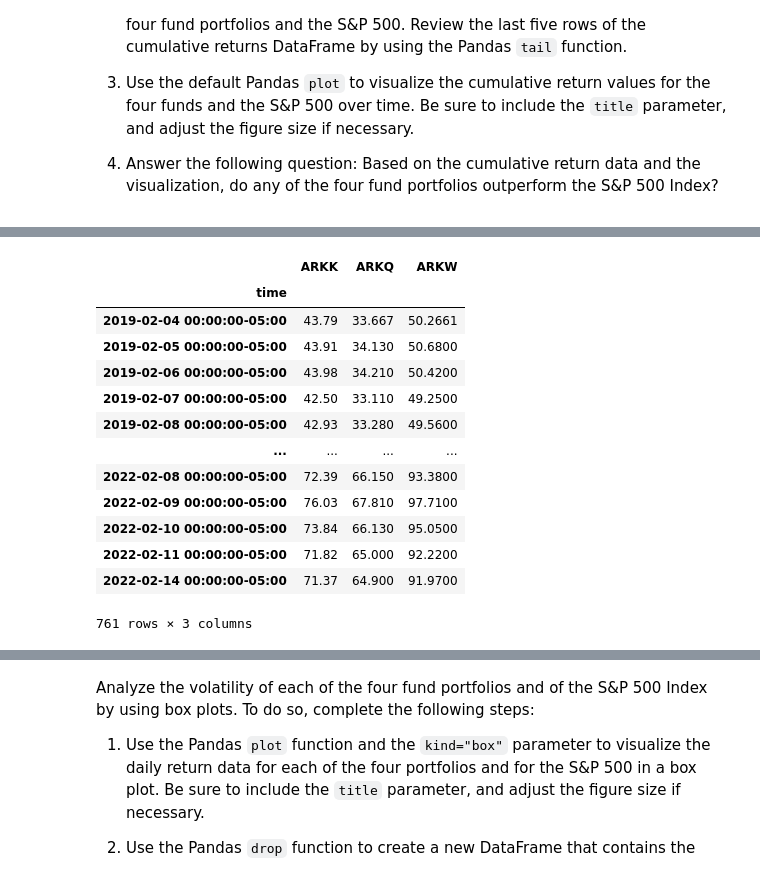
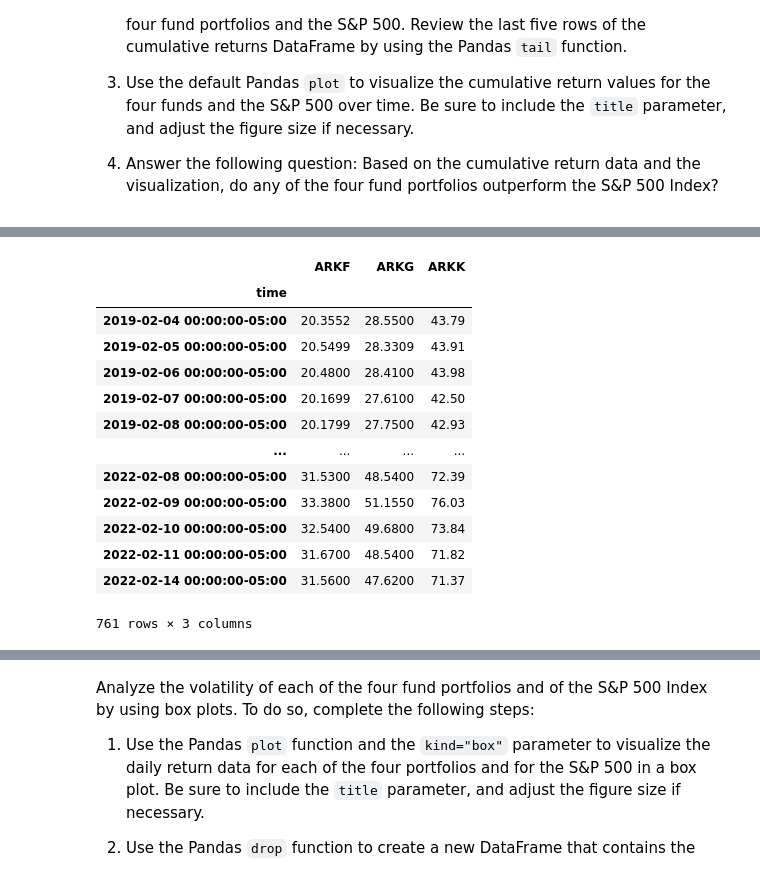
Before and after one commit to trekj/Project_1, a Jupyter notebook: project_ark_invest.ipynb, the cells around one changed output, grey strips where cells are left out. Saved outputs shown, nothing was run; the diff lists cells and outputs as text; code cells hidden in the pictures.

```diff
--- a/project_ark_invest.ipynb
+++ b/project_ark_invest.ipynb
@@ -234,7 +234,7 @@ alpaca = tradeapi.REST(
     alpaca_secret_key,
     api_version="v2")
 # %%
-tickers = ["ARKK", "ARKQ", "ARKW", "ARKG", "ARKF"]
+tickers = ["ARKK", "ARKQ", "ARKW", "ARKG", "ARKF", "SPY"]
 # Set timeframe to 1D
 # YOUR CODE HERE
 timeframe = "1D"
@@ -243,8 +243,8 @@ timeframe = "1D"
 # Set both the start and end date at the date of your prior weekday
 # This will give you the closing price of the previous trading day
 # Alternatively you can use a start and end date of 2020-08-07
-start_date = pd.Timestamp("2019-01-01", tz="America/New_York").isoformat()
-end_date = pd.Timestamp("2022-02-14", tz="America/New_York").isoformat()
+start_date = pd.Timestamp("2019-01-01", hour=None,minute=None, second=None, tz="America/New_York").isoformat()
+end_date = pd.Timestamp("2022-02-14", hour=None,minute=None, second=None, tz="America/New_York").isoformat()
 # %%
 prices_ark_df = alpaca.get_barset(
     tickers,
@@ -303,8 +303,8 @@ prices_ark_df
 #prices_arkk_df_close = prices_ark_df[["ARKK","ARKQ"],["close",'close']]
 #bitstamp_sliced = bitstamp.loc[:, ["Close"]]
 #agg_close_price = float(prices_df["AGG"]["close"])
-prices_arkk_df_close = prices_ark_df["ARKK"]["close"]
-display(prices_arkk_df_close)
+prices_arkf_close_df = prices_ark_df["ARKF"]["close"]
+display(prices_arkf_close_df)
 
 #sfo_data_df[["year","housing_units"]]
 #   .groupby("year")
@@ -325,12 +325,10 @@ time
 Name: close, Length: 761, dtype: float64
 # %%
-prices_arkq_df_close = prices_ark_df["ARKQ"]["close"]
-prices_arkq_df_close
+prices_arkg_close_df = prices_ark_df["ARKG"]["close"]
+prices_arkg_close_df
 #bitstamp_sliced = bitstamp.loc[:, ["Close"]]
 #agg_close_price = float(prices_df["AGG"]["close"])
 # Change the column names
 # df.columns =['Col_1', 'Col_2']
-
-prices_arkq_df_close
 # %% [output]
 time
@@ -348,6 +346,6 @@ time
 Name: close, Length: 761, dtype: float64
 # %%
-prices_arkw_df_close = prices_ark_df["ARKW"]["close"]
-prices_arkw_df_close
+prices_arkk_close_df = prices_ark_df["ARKK"]["close"]
+prices_arkk_close_df
 # %% [output]
 time
@@ -365,21 +363,21 @@ time
 Name: close, Length: 761, dtype: float64
 # %%
-prices_ark_close_df = pd.concat([prices_arkk_df_close, prices_arkq_df_close, prices_arkw_df_close], axis= 1, sort=False, )
-prices_ark_close_df.columns =['ARKK', 'ARKQ', 'ARKW']
+prices_ark_close_df = pd.concat([prices_arkf_close_df, prices_arkg_close_df, prices_arkk_close_df], axis= 1, sort=False, )
+prices_ark_close_df.columns =['ARKF', 'ARKG', 'ARKK']
 prices_ark_close_df
 #all_neighborhoods_df = pd.concat(    [neighborhood_locations_df, all_neighborhood_info_df],    axis="columns",    sort=False)
 # %% [output]
-|  | ARKK | ARKQ | ARKW |
+|  | ARKF | ARKG | ARKK |
 | time |  |  |  |
-| 2019-02-04 00:00:00-05:00 | 43.79 | 33.667 | 50.2661 |
-| 2019-02-05 00:00:00-05:00 | 43.91 | 34.130 | 50.6800 |
-| 2019-02-06 00:00:00-05:00 | 43.98 | 34.210 | 50.4200 |
-| 2019-02-07 00:00:00-05:00 | 42.50 | 33.110 | 49.2500 |
-| 2019-02-08 00:00:00-05:00 | 42.93 | 33.280 | 49.5600 |
+| 2019-02-04 00:00:00-05:00 | 20.3552 | 28.5500 | 43.79 |
+| 2019-02-05 00:00:00-05:00 | 20.5499 | 28.3309 | 43.91 |
+| 2019-02-06 00:00:00-05:00 | 20.4800 | 28.4100 | 43.98 |
+| 2019-02-07 00:00:00-05:00 | 20.1699 | 27.6100 | 42.50 |
+| 2019-02-08 00:00:00-05:00 | 20.1799 | 27.7500 | 42.93 |
 | ... | ... | ... | ... |
-| 2022-02-08 00:00:00-05:00 | 72.39 | 66.150 | 93.3800 |
-| 2022-02-09 00:00:00-05:00 | 76.03 | 67.810 | 97.7100 |
-| 2022-02-10 00:00:00-05:00 | 73.84 | 66.130 | 95.0500 |
-| 2022-02-11 00:00:00-05:00 | 71.82 | 65.000 | 92.2200 |
-| 2022-02-14 00:00:00-05:00 | 71.37 | 64.900 | 91.9700 |
+| 2022-02-08 00:00:00-05:00 | 31.5300 | 48.5400 | 72.39 |
+| 2022-02-09 00:00:00-05:00 | 33.3800 | 51.1550 | 76.03 |
+| 2022-02-10 00:00:00-05:00 | 32.5400 | 49.6800 | 73.84 |
+| 2022-02-11 00:00:00-05:00 | 31.6700 | 48.5400 | 71.82 |
+| 2022-02-14 00:00:00-05:00 | 31.5600 | 47.6200 | 71.37 |
 761 rows × 3 columns
```
Also changed, not shown: parts of 6 cells of this notebook.
